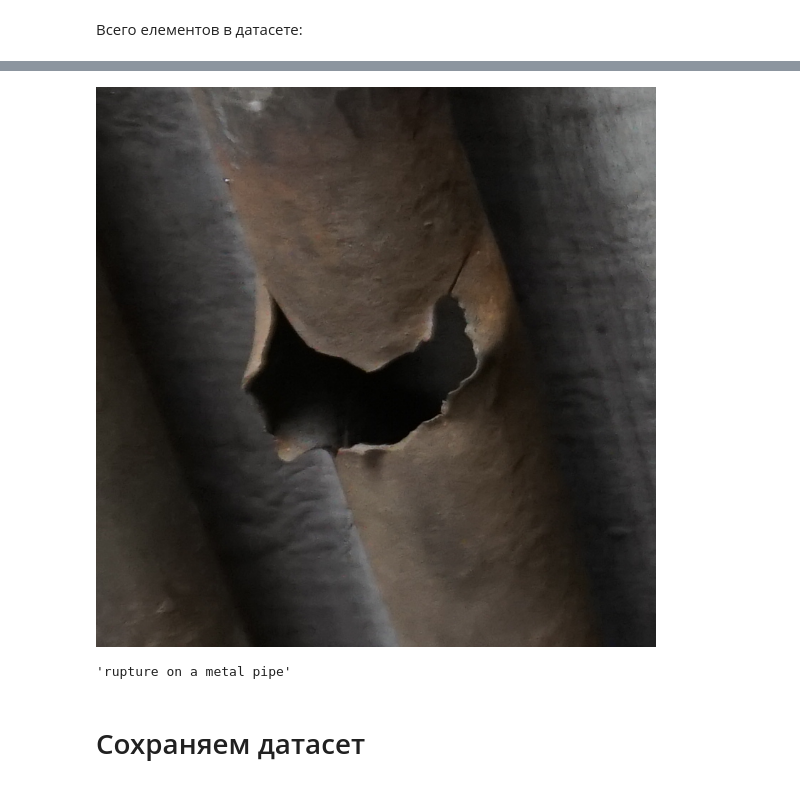
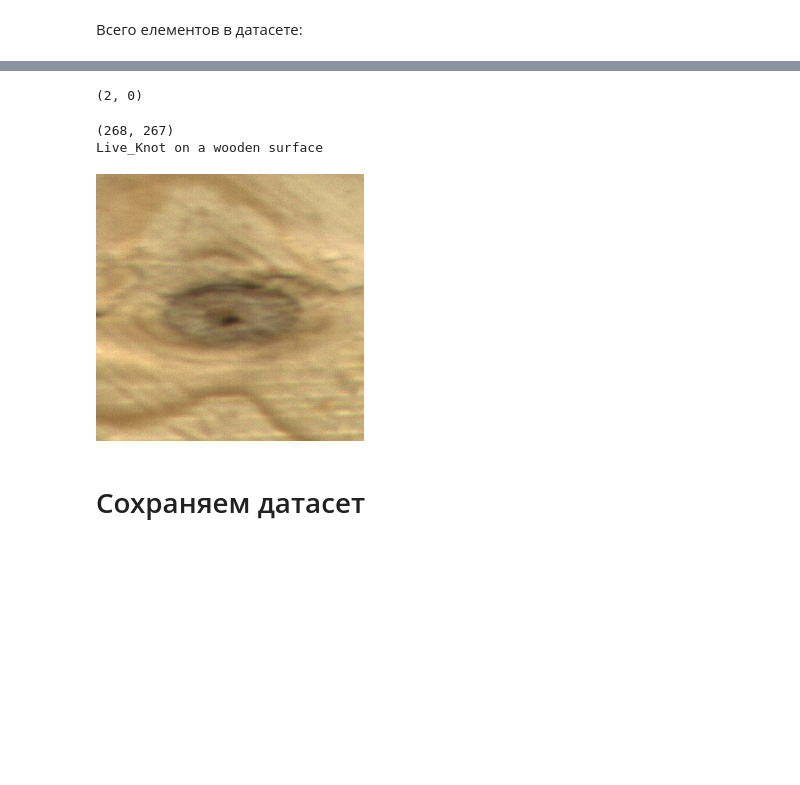
Before and after one commit to PitKoro/STABLBE-DIFFUSION-CV-AUGMENTATION, a Jupyter notebook: notebooks/coco_to_sd_finetune_converter.ipynb, the cells around one changed output, grey strips where cells are left out. Drawn from its saved outputs; the diff is of its cells as text; code cells hidden in the pictures; blank space fills up the shorter version.

```diff
--- a/notebooks/coco_to_sd_finetune_converter.ipynb
+++ b/notebooks/coco_to_sd_finetune_converter.ipynb
@@ -305,5 +341,5 @@ coco.showAnns(anns, draw_bbox=True)
 # %%
-im_np = np.array(im)[ anns[0]['bbox'][1] : anns[0]['bbox'][1] + anns[0]['bbox'][3], anns[0]['bbox'][0] : anns[0]['bbox'][0] + anns[0]['bbox'][2] ]
+im_np = np.array(im)[ int(anns[0]['bbox'][1]) : int(anns[0]['bbox'][1] + anns[0]['bbox'][3]), int(anns[0]['bbox'][0]) : int(anns[0]['bbox'][0] + anns[0]['bbox'][2]) ]
 curr_img = Image.fromarray(im_np)
 plt.imshow(curr_img)
 # %% [output]
@@ -349,8 +389,8 @@ import numpy as np
 from tqdm import tqdm
 import random
 # %%
-ann_file = '/app/dataset/train/labels.json'
-dataset_path = '/app/dataset/train'
+ann_file = '/app/dataset/WoodSurfaceDefects_COCO/train.json'
+dataset_path = '/app/dataset/WoodSurfaceDefects_COCO/train'
 # %%
 coco = COCO(ann_file)
 # %% [output]
@@ -370,13 +410,12 @@ labelid2text = {}
 for el in [cat for cat in cats]:
     labelid2text[el['id']] = el['name']
 
+# PROMT_TEMAPLTE = [
+#     '<OBJ> on a metal pipe'
+# ]
+
 PROMT_TEMAPLTE = [
-    # 'photo of a <OBJ> on a metal pipe',
-    '<OBJ> on a metal pipe'#,
-    # '<OBJ> on a old metal pipe',
-    # 'corrosion <OBJ> on a metal pipe',
-    # 'corrosion <OBJ> on a old metal pipe',
-    # '<OBJ> on a rusty metal pipe'
+    '<OBJ> on a wooden surface'
 ]
 
 SCALE_PADDING_PERCENT = 0.2
@@ -389,6 +428,10 @@ imgs = coco.imgs
 imgs = list(imgs.values())
 missed_images = 0
 number_of_image = -1
+
+number_of_skipped_imgs = 0
+
+
 for img in tqdm(imgs):
     number_of_image += 1
     ann_id = coco.getAnnIds(imgIds=img['id'], iscrowd=None)
@@ -475,8 +518,13 @@ for img in tqdm(imgs):
         #Обрезаем исходное изображение по полученному ббоксу
         crop_x1, crop_y1 = square_bbox_with_padding[0], square_bbox_with_padding[1]
         crop_x2, crop_y2 = crop_x1 + square_bbox_with_padding[2], crop_y1 + square_bbox_with_padding[3]
-        im_np = np.array(img_orig)[ crop_y1:crop_y2, crop_x1:crop_x2]
-        cr_img = Image.fromarray(im_np)
+        im_np = np.array(img_orig)[ int(crop_y1):int(crop_y2), int(crop_x1):int(crop_x2)]
+        cr_img = None
+        try:
+            cr_img = Image.fromarray(im_np)
+        except:
+            number_of_skipped_imgs += 1
+            continue
         #генерируем промпт
         generated_promt = generate_promt(labelid2text[ann['category_id']])
         #добавляем изображение и промпт в датасет
@@ -538,11 +546,16 @@ len(new_dataset)
+# %%
+number_of_skipped_imgs, missed_images
+# %% [output]
+(2, 0)
 # %%
-new_dataset[40]['image']
+id = 1500
+print(new_dataset[id]['image'].size)
+print(new_dataset[id]['text'])
+new_dataset[id]['image']
 # %% [output]
+(268, 267)
+Live_Knot on a wooden surface
-[figure, old version]
+[figure, new version]
-# %%
-new_dataset[40]['text']
-# %% [output]
-'rupture on a metal pipe'
 # %% [markdown]
 # Сохраняем датасет
 # %%
```
Also changed, not shown: parts of 28 cells of this notebook, 4 other files.
